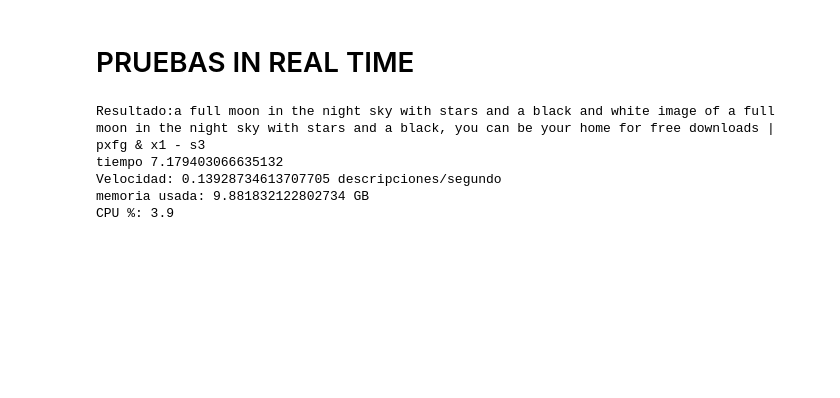
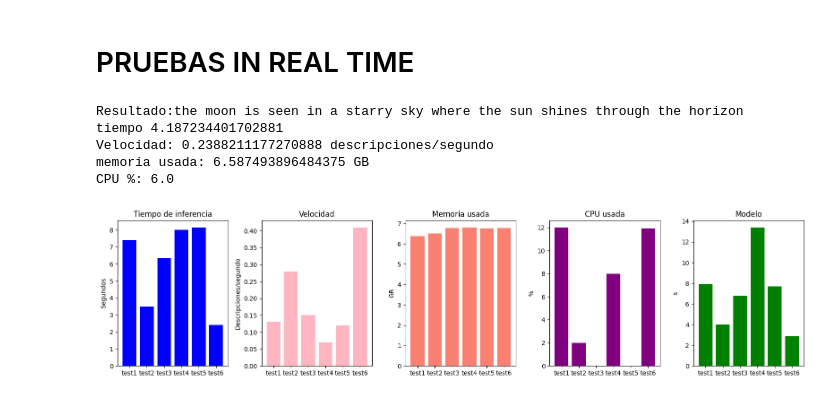
Before and after one commit to Semillero-Prometeo/pmai-model-context, a Jupyter notebook: main.ipynb, the cells around one changed output. Cells and saved outputs as stored; diff of their text form; code cells hidden in the pictures; blank space fills up the shorter version.

```diff
--- a/main.ipynb
+++ b/main.ipynb
@@ -182,5 +106,5 @@ from utils.metrics.rendimiento.measure_memory import measure_memory
 # %%
-opciones= "test4"
+opciones= "test2"
 
 import time
 
@@ -206,8 +130,53 @@ print(f"Velocidad: {vel} descripciones/segundo")
 print(f"memoria usada: {measure_memory()} GB")
 print(f"CPU %: {measure_process_cpu(interval=0.5)}")
 # %% [output]
-Resultado:a full moon in the night sky with stars and a black and white image of a full moon in the night sky with stars and a black, you can be your home for free downloads | pxfg & x1 - s3
-tiempo 7.179403066635132
-Velocidad: 0.13928734613707705 descripciones/segundo
-memoria usada: 9.881832122802734 GB
-CPU %: 3.9
+Resultado:the moon is seen in a starry sky where the sun shines through the horizon
+tiempo 4.187234401702881
+Velocidad: 0.2388211177270888 descripciones/segundo
+memoria usada: 6.587493896484375 GB
+CPU %: 6.0
+# %%
+ #   michel
+
+
+
+import matplotlib.pyplot as plt
+
+profiles = ["test1", "test2", "test3", "test4", "test5", "test6"]
+avg_times = [7.40,3.50,6.34,8.00,8.15,2.42]
+avg_vels  = [0.13,0.28,0.15,0.07,0.12,0.41]
+avg_mem   = [6.37,6.51,6.77,6.80,6.75,6.78]
+avg_cpu   = [12.0,2.0,0.0,8.0,0.0,11.9]
+model     = [7.9,4.0,6.8,13.4,7.7,2.9]
+
+plt.figure(figsize=(16,4))
+
+plt.subplot(1,5,1)
+plt.bar(profiles, avg_times, color="blue")
+plt.title("Tiempo de inferencia")
+plt.ylabel("Segundos")
+
+plt.subplot(1,5,2)
+plt.bar(profiles, avg_vels, color="lightpink")
+plt.title("Velocidad")
+plt.ylabel("Descripciones/segundo")
+
+plt.subplot(1,5,3)
+plt.bar(profiles, avg_mem, color="salmon")
+plt.title("Memoria usada")
+plt.ylabel("GB")
+
+plt.subplot(1,5,4)
+plt.bar(profiles, avg_cpu, color="purple")
+plt.title("CPU usada")
+plt.ylabel("%")
+
+plt.subplot(1,5,5)
+plt.bar(profiles, model, color="green")
+plt.title("Modelo")
+plt.ylabel("s")
+
+plt.tight_layout()
+plt.show()
+# %% [output]
+[figure, added]
```
Also changed, not shown: parts of 13 cells of this notebook, 4 other files.
